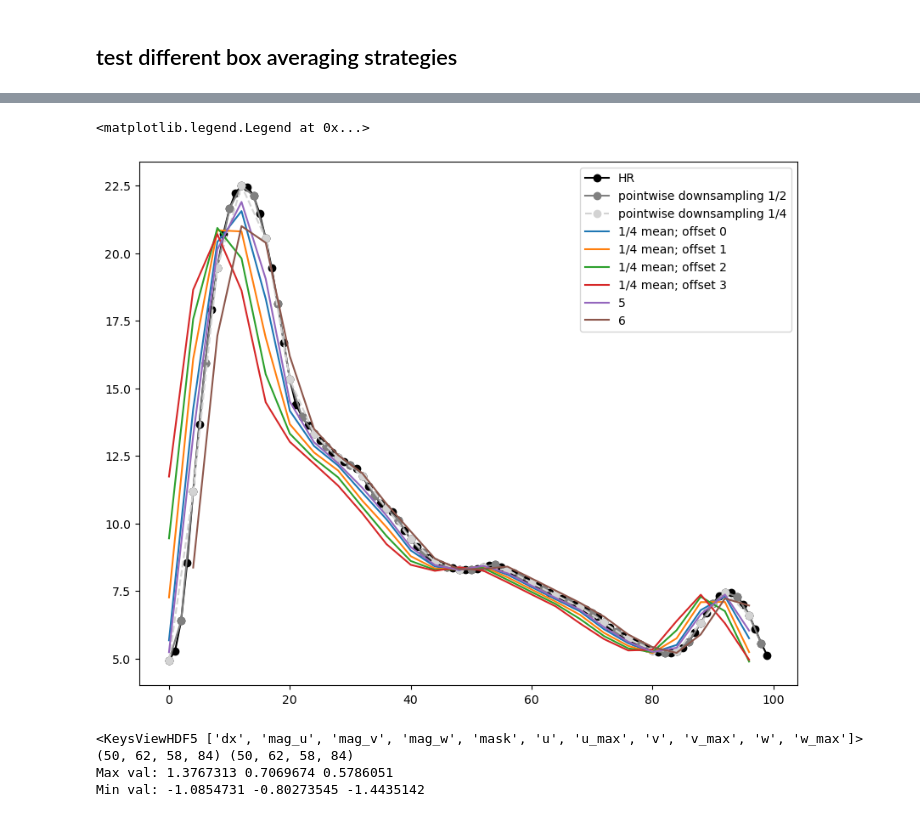
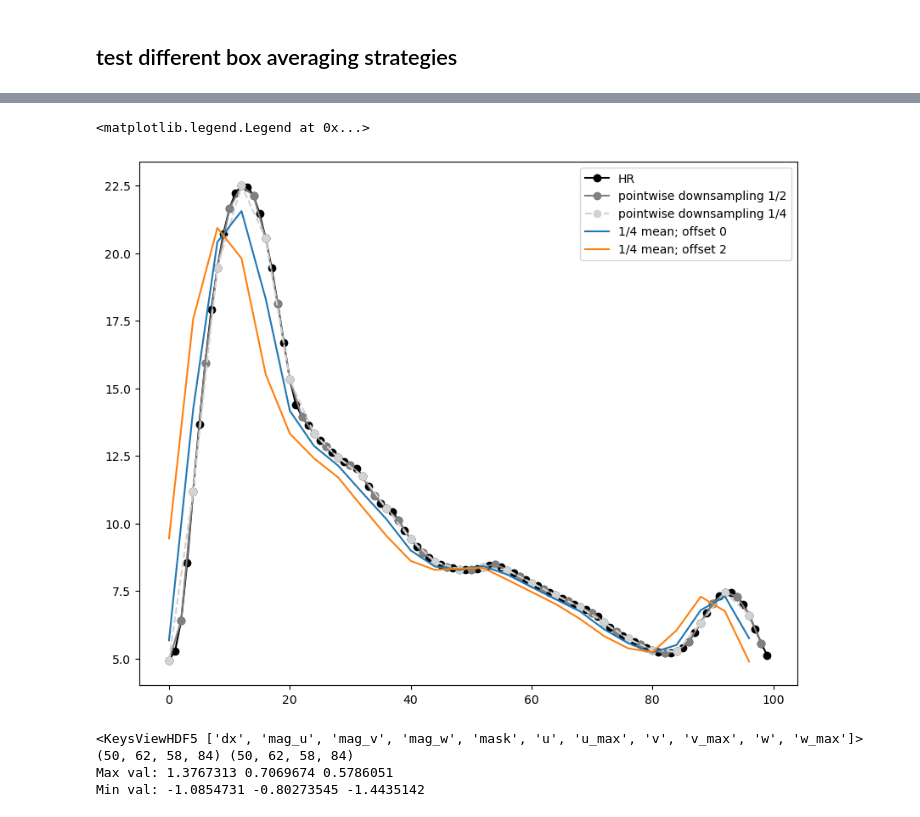
Before and after one commit to PiaaCaa/4DFlowNet, a Jupyter notebook: src/notebooks/experimental.ipynb, the cells around one changed output, grey strips where cells are left out. Saved outputs shown, nothing was run; the diff lists cells and outputs as text; code cells hidden in the pictures.

```diff
--- a/src/notebooks/experimental.ipynb
+++ b/src/notebooks/experimental.ipynb
@@ -64,7 +64,7 @@ def f(x = 0):
 
     plt.subplot(1, N, 4)
     plt.imshow(np.abs(coil_sens[x, :, :]))
-    plt.colorbar()
+    # plt.colorbar()
     plt.title('coil sens')
     plt.axis('off')
 # %% [output]
@@ -88,5 +157,5 @@ plt.xlim(-1, 1)
 # %%
-file = "../data/CARDIAC/M1_2mm_step1_static_dynamic.h5"
+file = "../../data/CARDIAC/M1_2mm_step1_static_dynamic.h5"
 vel_colnames = ['u', 'v', 'w']
 
 data = {}
@@ -117,38 +186,38 @@ for v, vel in enumerate(vel_colnames):
 
         sampling_3[i, :, :, :, v] = np.average(data_vel[4*i+2:4*i+6], axis=0)
         sampling_4[i, :, :, :, v] = np.average(data_vel[4*i+3:4*i+7], axis=0)
         sampling_5[i, :, :, :, v] = 0.5 * (data_vel[4*i] + data_vel[4*i+2])
         sampling_6[i, :, :, :, v] = 0.5 * (data_vel[4*i+2] + data_vel[4*i+4])
 
     # sampling_3=  np.roll(sampling_3, axis=0, shift=1)
     # sampling_4=  np.roll(sampling_4, axis=0, shift=1)
 
 # caluculcate mean speed
 mean_speed1 = calculate_mean_speed(sampling_1[:,:, :, :, 0 ], sampling_1[:,:, :, :, 1 ], sampling_1[:,:, :, :, 2 ], binary_mask=data['mask'][::4])
 mean_speed2 = calculate_mean_speed(sampling_2[:,:, :, :, 0 ], sampling_2[:,:, :, :, 1 ], sampling_2[:,:, :, :, 2 ], binary_mask=data['mask'][::4])
 mean_speed3 = calculate_mean_speed(sampling_3[:,:, :, :, 0 ], sampling_3[:,:, :, :, 1 ], sampling_3[:,:, :, :, 2 ], binary_mask=data['mask'][::4])
 mean_speed4 = calculate_mean_speed(sampling_4[:,:, :, :, 0 ], sampling_4[:,:, :, :, 1 ], sampling_4[:,:, :, :, 2 ], binary_mask=data['mask'][::4])
 mean_speed5 = calculate_mean_speed(sampling_5[:,:, :, :, 0 ], sampling_5[:,:, :, :, 1 ], sampling_5[:,:, :, :, 2 ], binary_mask=data['mask'][::4])
 mean_speed6 = calculate_mean_speed(sampling_6[:,:, :, :, 0 ], sampling_6[:,:, :, :, 1 ], sampling_6[:,:, :, :, 2 ], binary_mask=data['mask'][::4])
 
 hr_mean_speed = calculate_mean_speed(data['u'], data['v'], data['w'], binary_mask=data['mask'])
 
 t_range = np.arange(0, N_frames, 4)
 t_range_hr = np.arange(0, N_frames)
 plt.plot(t_range_hr,hr_mean_speed,'-o',  label='HR', color = 'black')
 plt.plot(t_range_hr[::2], calculate_mean_speed(data['u'][::2], data['v'][::2], data['w'][::2], binary_mask=data['mask'][::2]),'o-', label='pointwise downsampling 1/2', color = 'grey')
 plt.plot(t_range_hr[::4], calculate_mean_speed(data['u'][::4], data['v'][::4], data['w'][::4], binary_mask=data['mask'][::4]),'o--', label='pointwise downsampling 1/4', color = 'lightgrey')
 
 plt.plot(t_range, mean_speed1, label='1/4 mean; offset 0')
-plt.plot(t_range, mean_speed2, label='1/4 mean; offset 1')
+# plt.plot(t_range, mean_speed2, label='1/4 mean; offset 1')
 plt.plot(t_range, mean_speed3, label='1/4 mean; offset 2')
-plt.plot(t_range, mean_speed4, label='1/4 mean; offset 3')
-plt.plot(t_range, mean_speed5, label='5')
-plt.plot(t_range[1:], mean_speed6[:-1], label='6')
+# plt.plot(t_range, mean_speed4, label='1/4 mean; offset 3')
+# plt.plot(t_range, mean_speed5, label='5')
+# plt.plot(t_range[1:], mean_speed6[:-1], label='6')
 plt.legend()
 # %% [output]
 <matplotlib.legend.Legend at 0x...>
-[figure, old version]
+[figure, new version]
 # %%
 
 dynamical_mask      = '../data/CARDIAC/M4_2mm_step2_static_dynamic.h5'#'../data/PIA/THORAX/P01/h5/P01.h5'#'../data/CARDIAC/M2_2mm_step2_static_dynamic.h5'
```
Also changed, not shown: parts of 2 cells of this notebook, 10 other files.
